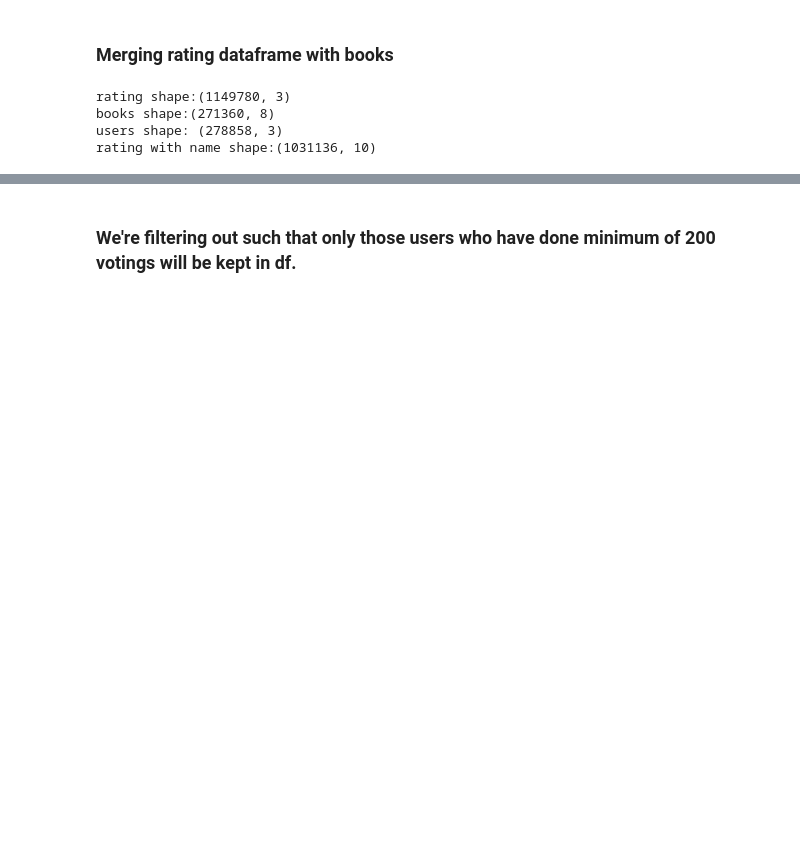
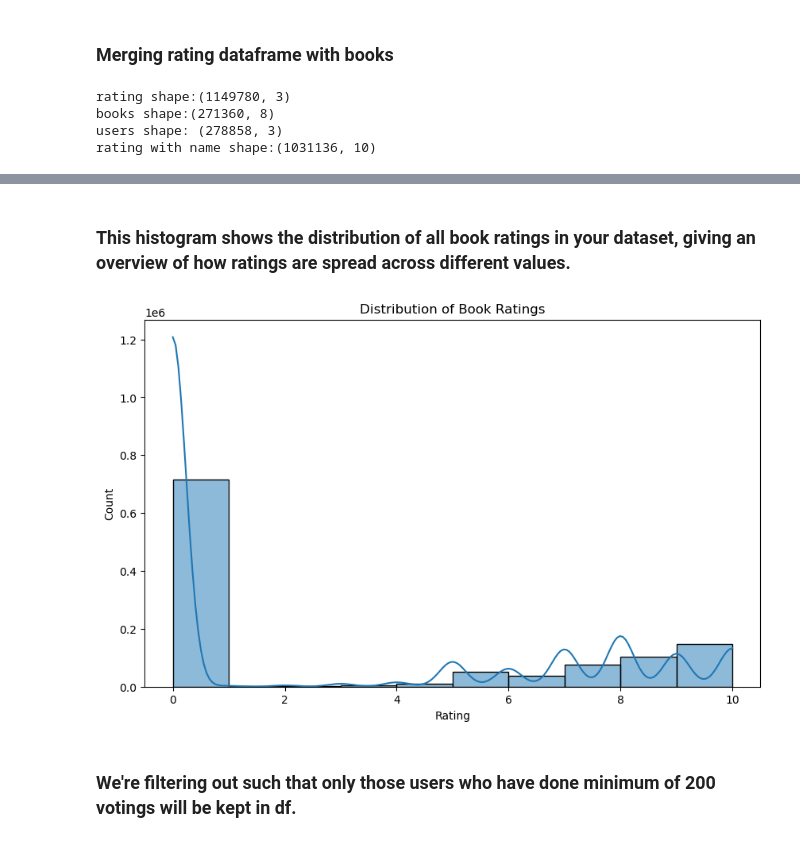
Before and after one commit to karkiayush/SynthBook, a Jupyter notebook: notebooks/collaborative_filtering.ipynb, the cells around one changed output, grey strips where cells are left out. Drawn from its saved outputs; the diff is of its cells as text; code cells hidden in the pictures; blank space fills up the shorter version.

```diff
--- a/notebooks/collaborative_filtering.ipynb
+++ b/notebooks/collaborative_filtering.ipynb
@@ -42,6 +42,17 @@ rating_with_name.head()
 | 2 | 276727 | 0446520802 | 0 | The Notebook | Nicholas Sparks | 1996 | Warner Books | http://images.amazon.com/images/P... | ... |
 | 3 | 276729 | 052165615X | 3 | Help!: Level 1 | Philip Prowse | 1999 | Cambridge University Press | http://images.amazon.com/images/P... | ... |
 | 4 | 276729 | 0521795028 | 6 | The Amsterdam Connection : Level ... | Sue Leather | 2001 | Cambridge University Press | http://images.amazon.com/images/P... | ... |
+# %% [markdown]
+### This histogram shows the distribution of all book ratings in your dataset, giving an overview of how ratings are spread across different values.
+# %%
+plt.figure(figsize=(10, 6))
+sns.histplot(ratings["Book-Rating"], bins=10, kde=True)
+plt.title("Distribution of Book Ratings")
+plt.xlabel("Rating")
+plt.ylabel("Count")
+plt.show()
+# %% [output]
+[figure, added]
 # %% [markdown]
 ### We're filtering out such that only those users who have done minimum of 200 votings will be kept in df.
 # %%
```
Also changed, not shown: parts of 4 cells of this notebook, 2 other files.
